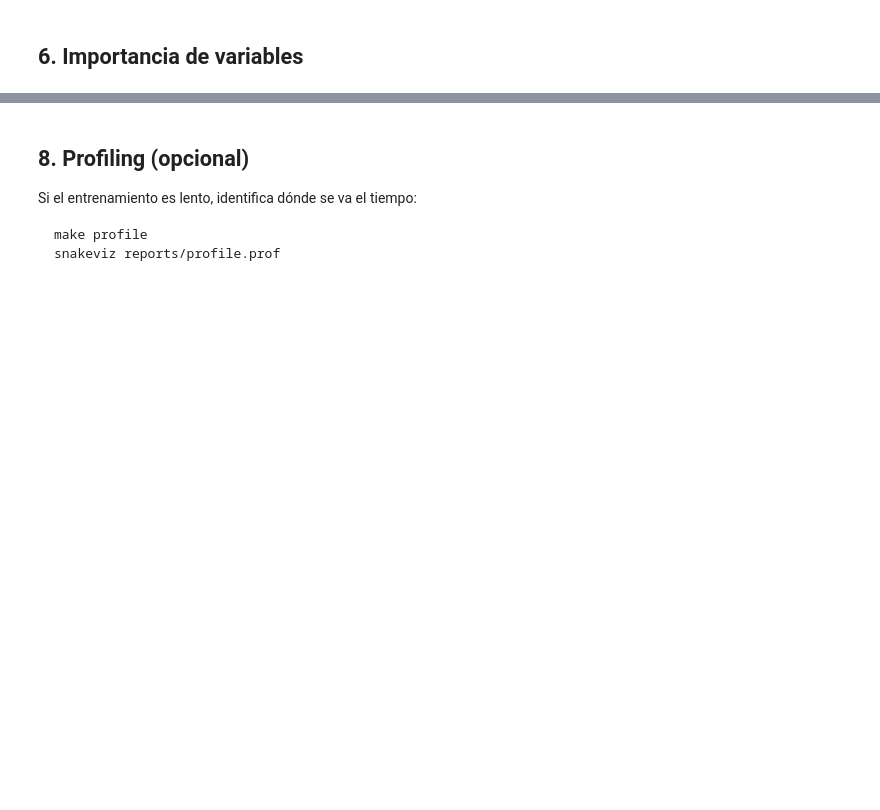
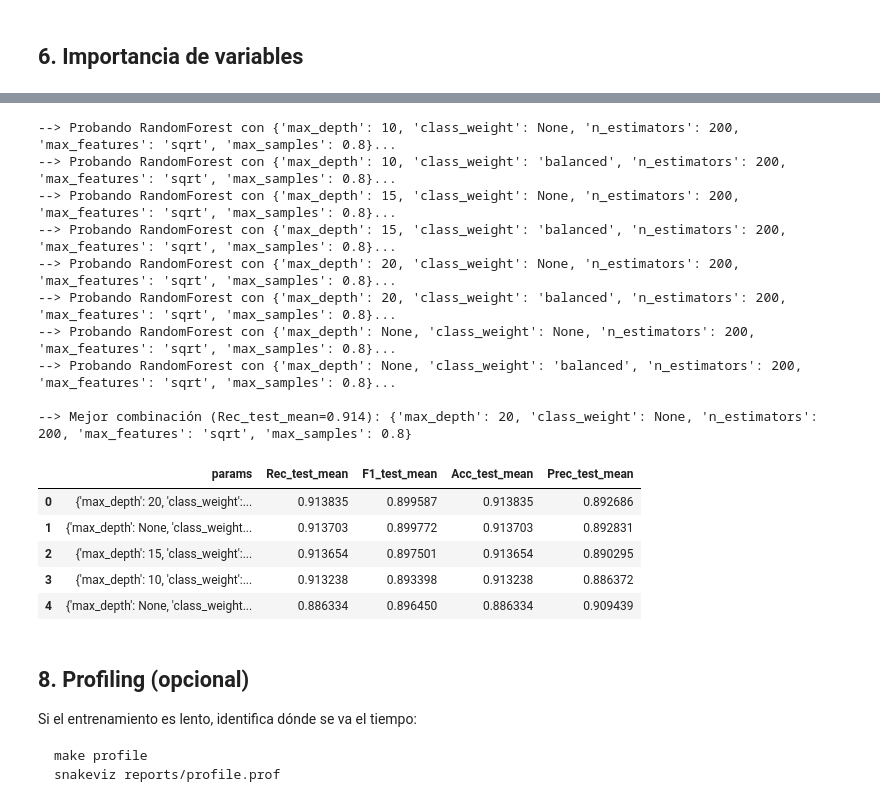
Before and after one commit to ANFAIA/ClimaSafe, a Jupyter notebook: notebooks/0-2-Calor-Ejecucion.ipynb, the cells around one changed output, grey strips where cells are left out. Saved outputs shown, nothing was run; the diff lists cells and outputs as text; code cells hidden in the pictures; blank space fills up the shorter version.

```diff
--- a/notebooks/0-2-Calor-Ejecucion.ipynb
+++ b/notebooks/0-2-Calor-Ejecucion.ipynb
@@ -157,3 +263,29 @@ Mejor modelo: KNN
+# %%
+ranking_rf = tune_randomforest_temporal_cv(
+    df_labeled,
+    target_col='clase_riesgo_calor',
+    clase='calor',
+    scoring='Rec_test',   # 'F1_test' si prefieres equilibrio global en vez de recall
+)
+# La primera fila es la recomendada; 'params' es lo que copiarías a train_model.py
+ranking_rf[['params', 'Rec_test_mean', 'F1_test_mean', 'Acc_test_mean', 'Prec_test_mean']].head()
+# %% [output]
+--> Probando RandomForest con {'max_depth': 10, 'class_weight': None, 'n_estimators': 200, 'max_features': 'sqrt', 'max_samples': 0.8}...
+--> Probando RandomForest con {'max_depth': 10, 'class_weight': 'balanced', 'n_estimators': 200, 'max_features': 'sqrt', 'max_samples': 0.8}...
+--> Probando RandomForest con {'max_depth': 15, 'class_weight': None, 'n_estimators': 200, 'max_features': 'sqrt', 'max_samples': 0.8}...
+--> Probando RandomForest con {'max_depth': 15, 'class_weight': 'balanced', 'n_estimators': 200, 'max_features': 'sqrt', 'max_samples': 0.8}...
+--> Probando RandomForest con {'max_depth': 20, 'class_weight': None, 'n_estimators': 200, 'max_features': 'sqrt', 'max_samples': 0.8}...
+--> Probando RandomForest con {'max_depth': 20, 'class_weight': 'balanced', 'n_estimators': 200, 'max_features': 'sqrt', 'max_samples': 0.8}...
+--> Probando RandomForest con {'max_depth': None, 'class_weight': None, 'n_estimators': 200, 'max_features': 'sqrt', 'max_samples': 0.8}...
+--> Probando RandomForest con {'max_depth': None, 'class_weight': 'balanced', 'n_estimators': 200, 'max_features': 'sqrt', 'max_samples': 0.8}...
+
+--> Mejor combinación (Rec_test_mean=0.914): {'max_depth': 20, 'class_weight': None, 'n_estimators': 200, 'max_features': 'sqrt', 'max_samples': 0.8}
+|  | params | Rec_test_mean | F1_test_mean | Acc_test_mean | Prec_test_mean |
+| 0 | {'max_depth': 20, 'class_weight':... | 0.913835 | 0.899587 | 0.913835 | 0.892686 |
+| 1 | {'max_depth': None, 'class_weight... | 0.913703 | 0.899772 | 0.913703 | 0.892831 |
+| 2 | {'max_depth': 15, 'class_weight':... | 0.913654 | 0.897501 | 0.913654 | 0.890295 |
+| 3 | {'max_depth': 10, 'class_weight':... | 0.913238 | 0.893398 | 0.913238 | 0.886372 |
+| 4 | {'max_depth': None, 'class_weight... | 0.886334 | 0.896450 | 0.886334 | 0.909439 |
 # %% [markdown]
 ## 8. Profiling (opcional)
 
```
Also changed, not shown: parts of 18 cells of this notebook, 4 other files.
